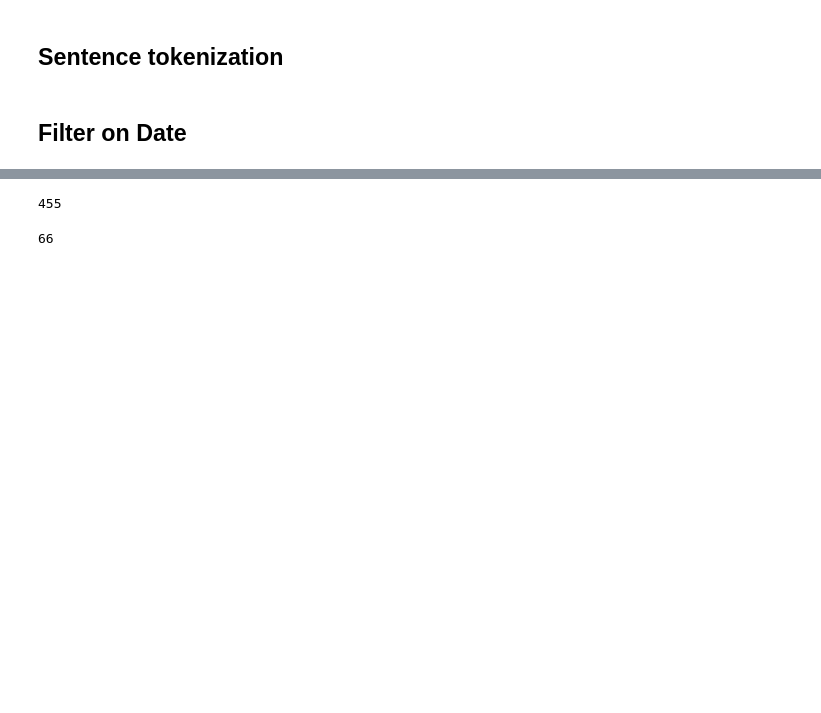
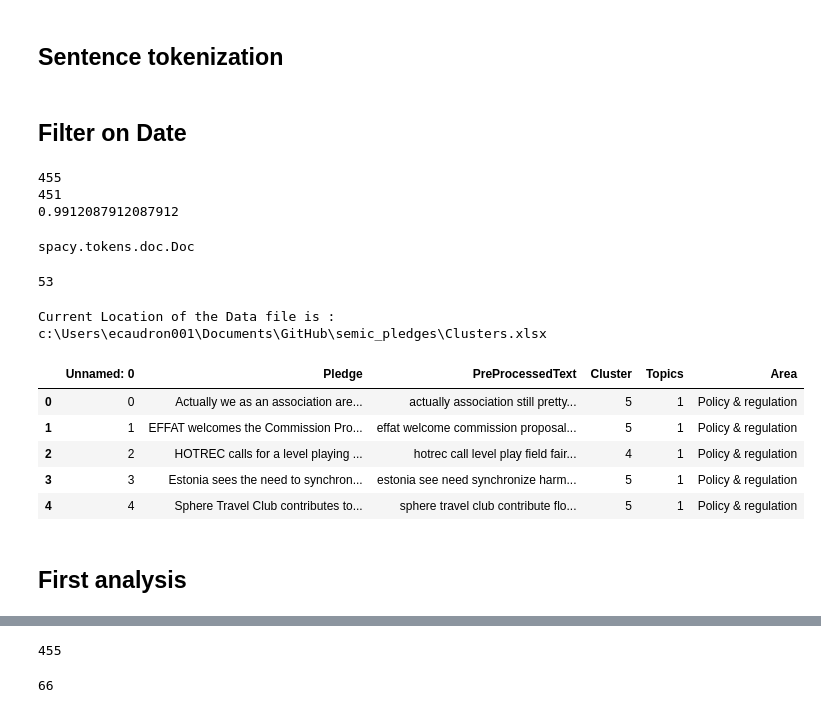
Before and after one commit to SEMICeu/semic_pledges, a Jupyter notebook: NamedEntityRecognition/NER.ipynb, the cells around one changed output, grey strips where cells are left out. Cells and saved outputs as stored; diff of their text form; code cells hidden in the pictures; blank space fills up the shorter version.

```diff
--- a/NamedEntityRecognition/NER.ipynb
+++ b/NamedEntityRecognition/NER.ipynb
@@ -85,0 +152,12 @@ def ExceptionDates(doc, filteredDates, datelim):
+# %%
+print(n)
+print(n2)
+print(n2/n)
+# %% [output]
+455
+451
+0.9912087912087912
+# %%
+type(doc)
+# %% [output]
+spacy.tokens.doc.Doc
@@ -86,3 +181,25 @@ def ExceptionDates(doc, filteredDates, datelim):
+# %%
+n3-n
+# %% [output]
+53
+# %%
+DirPpath = Path(os.path.abspath('')).parent # Fetching the current directory path's parent
+CSVFilePath = str(DirPpath.absolute()) + "\Clusters.xlsx"
+
+print("Current Location of the Data file is :", CSVFilePath)
+
+PledgeDf2 = pd.read_excel(CSVFilePath) # Creating a dataframe from the content of the csv file # Args: index_col = 0, first column of the csv contains the indexes
+
+# Inspecting the first rows of the dataframe
+PledgeDf2.head()
+# %% [output]
+Current Location of the Data file is : c:\Users\ecaudron001\Documents\GitHub\semic_pledges\Clusters.xlsx
+|  | Unnamed: 0 | Pledge | PreProcessedText | Cluster | Topics | Area |
+| 0 | 0 | Actually we as an association are... | actually association still pretty... | 5 | 1 | Policy & regulation |
+| 1 | 1 | EFFAT welcomes the Commission Pro... | effat welcome commission proposal... | 5 | 1 | Policy & regulation |
+| 2 | 2 | HOTREC calls for a level playing ... | hotrec call level play field fair... | 4 | 1 | Policy & regulation |
+| 3 | 3 | Estonia sees the need to synchron... | estonia see need synchronize harm... | 5 | 1 | Policy & regulation |
+| 4 | 4 | Sphere Travel Club contributes to... | sphere travel club contribute flo... | 5 | 1 | Policy & regulation |
 # %%
 # For each sentence look for dates > 2022 and in numerical format
 
@@ -114,3 +251,5 @@ for Pledge in SentTokens:
 
     #print(datesPresent)
     DatesPledge.append(datesPresent)
+# %% [markdown]
+## First analysis
```
Also changed, not shown: parts of 38 cells of this notebook.
